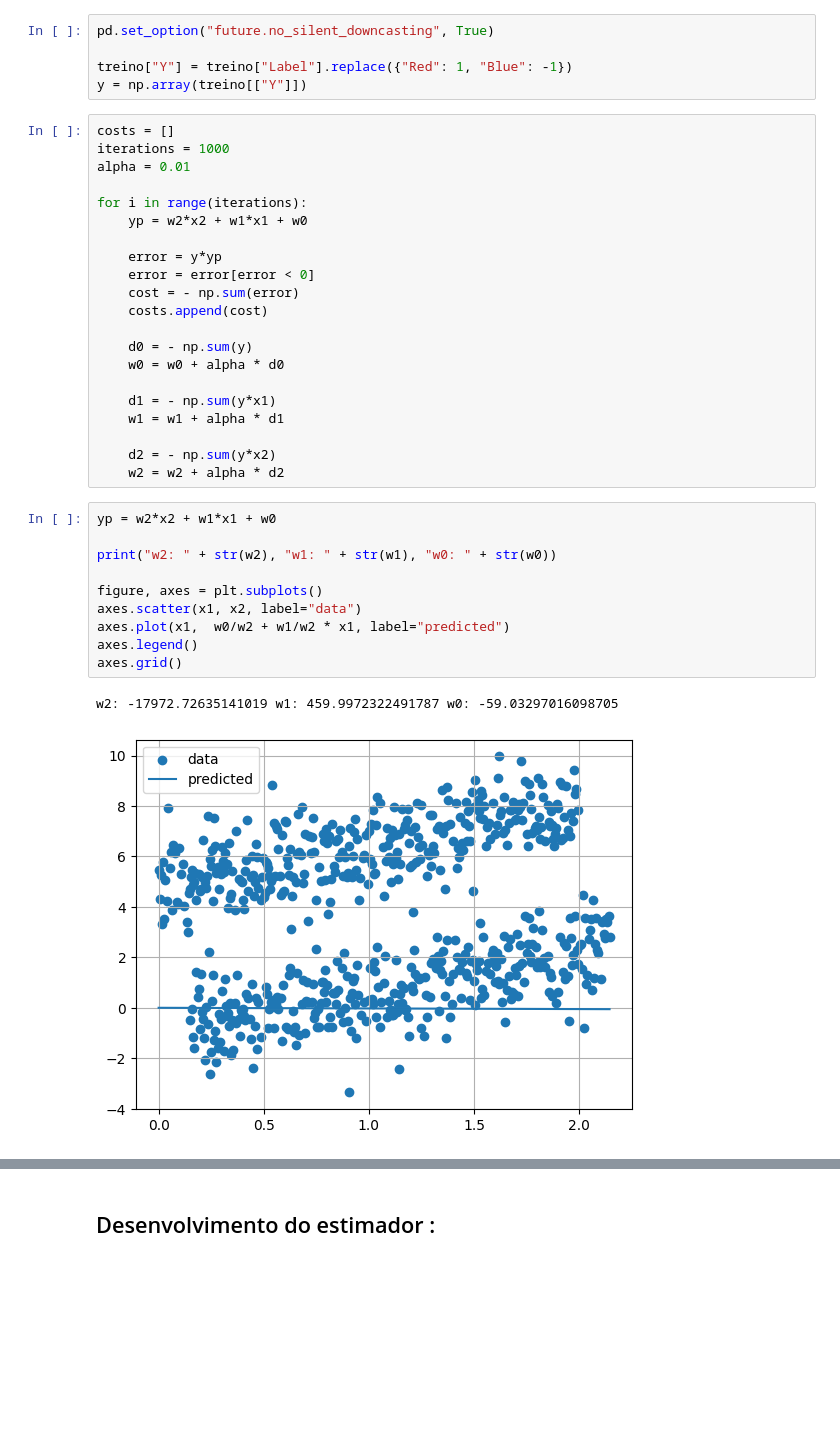
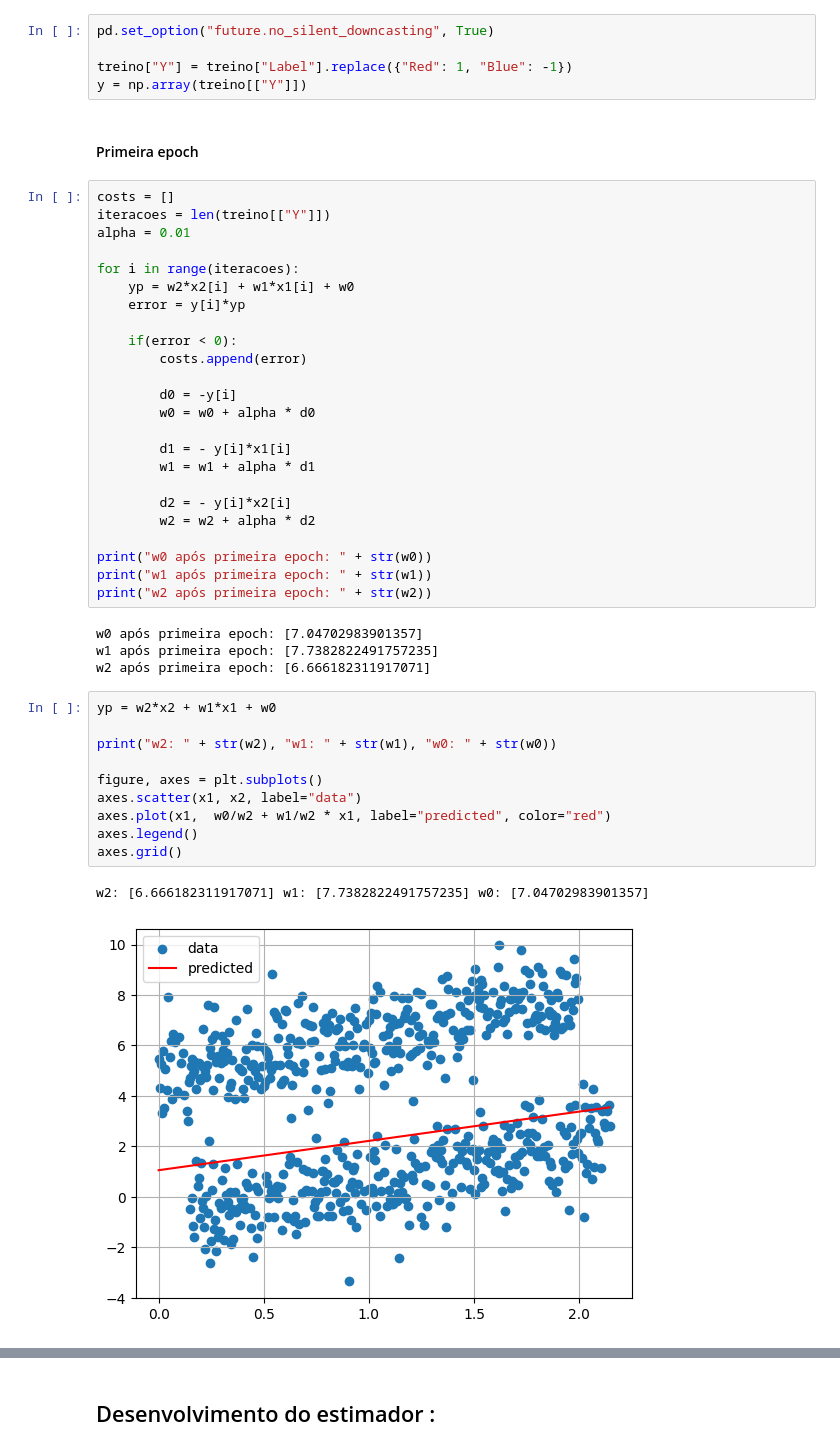
Before and after one commit to LucasSavassa/backend-playground, a Jupyter notebook: linear-classifier/hello-world/LUCAS_PIRES_SAVASSA_N1_B1_S1_2024.ipynb, the cells around one changed output, grey strips where cells are left out. Cells and saved outputs as stored; diff of their text form; blank space fills up the shorter version.

```diff
--- a/linear-classifier/hello-world/LUCAS_PIRES_SAVASSA_N1_B1_S1_2024.ipynb
+++ b/linear-classifier/hello-world/LUCAS_PIRES_SAVASSA_N1_B1_S1_2024.ipynb
@@ -257,37 +257,46 @@ pd.set_option("future.no_silent_downcasting", True)
 
 treino["Y"] = treino["Label"].replace({"Red": 1, "Blue": -1})
 y = np.array(treino[["Y"]])
+# %% [markdown]
+#### Primeira epoch
 # %%
 costs = []
-iterations = 1000
+iteracoes = len(treino[["Y"]])
 alpha = 0.01
 
-for i in range(iterations):
-    yp = w2*x2 + w1*x1 + w0
+for i in range(iteracoes):
+    yp = w2*x2[i] + w1*x1[i] + w0
+    error = y[i]*yp
 
-    error = y*yp
-    error = error[error < 0]
-    cost = - np.sum(error)
-    costs.append(cost)
+    if(error < 0):
+        costs.append(error)
 
-    d0 = - np.sum(y)
-    w0 = w0 + alpha * d0
+        d0 = -y[i]
+        w0 = w0 + alpha * d0
 
-    d1 = - np.sum(y*x1)
-    w1 = w1 + alpha * d1
+        d1 = - y[i]*x1[i]
+        w1 = w1 + alpha * d1
 
-    d2 = - np.sum(y*x2)
-    w2 = w2 + alpha * d2
+        d2 = - y[i]*x2[i]
+        w2 = w2 + alpha * d2
+
+print("w0 após primeira epoch: " + str(w0))
+print("w1 após primeira epoch: " + str(w1))
+print("w2 após primeira epoch: " + str(w2))
+# %% [output]
+w0 após primeira epoch: [7.04702983901357]
+w1 após primeira epoch: [7.7382822491757235]
+w2 após primeira epoch: [6.666182311917071]
 # %%
 yp = w2*x2 + w1*x1 + w0
 
 print("w2: " + str(w2), "w1: " + str(w1), "w0: " + str(w0))
 
 figure, axes = plt.subplots()
 axes.scatter(x1, x2, label="data")
-axes.plot(x1,  w0/w2 + w1/w2 * x1, label="predicted")
+axes.plot(x1,  w0/w2 + w1/w2 * x1, label="predicted", color="red")
 axes.legend()
 axes.grid()
 # %% [output]
-w2: -17972.72635141019 w1: 459.9972322491787 w0: -59.03297016098705
+w2: [6.666182311917071] w1: [7.7382822491757235] w0: [7.04702983901357]
-[figure, old version]
+[figure, new version]
```
Also changed, not shown: parts of 14 cells of this notebook, 1 other file.
